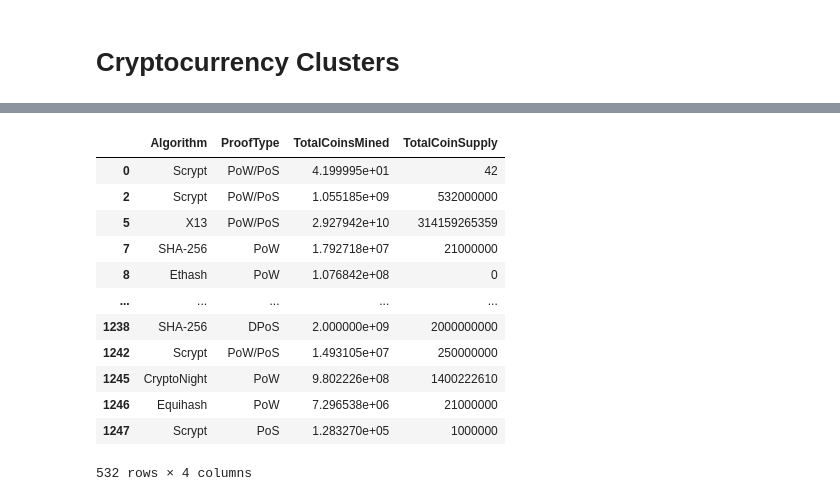
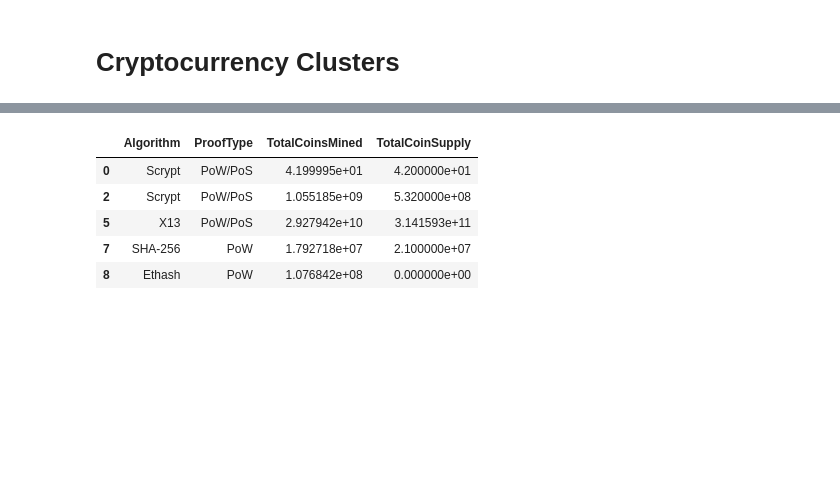
Before and after one commit to rb25s13/comparing-cryptos, a Jupyter notebook: crypto_clusters.ipynb, the cells around one changed output, grey strips where cells are left out. Cells and saved outputs as stored; diff of their text form; code cells hidden in the pictures; blank space fills up the shorter version.

```diff
--- a/crypto_clusters.ipynb
+++ b/crypto_clusters.ipynb
@@ -26,20 +23,14 @@ crypto_df
 # %%
 crypto_clean_df = crypto_df[crypto_df['IsTrading'] == True]
 crypto_clean_df = crypto_clean_df.drop(['IsTrading', 'Unnamed: 0', 'CoinName'], axis=1)
 crypto_clean_df = crypto_clean_df.dropna()
 crypto_clean_df = crypto_clean_df[crypto_clean_df['TotalCoinsMined'] > 0]
-crypto_clean_df
+crypto_clean_df['TotalCoinSupply'] = pd.to_numeric(crypto_clean_df['TotalCoinSupply'])
+crypto_clean_df.head()
 # %% [output]
 |  | Algorithm | ProofType | TotalCoinsMined | TotalCoinSupply |
-| 0 | Scrypt | PoW/PoS | 4.199995e+01 | 42 |
-| 2 | Scrypt | PoW/PoS | 1.055185e+09 | 532000000 |
-| 5 | X13 | PoW/PoS | 2.927942e+10 | 314159265359 |
-| 7 | SHA-256 | PoW | 1.792718e+07 | 21000000 |
-| 8 | Ethash | PoW | 1.076842e+08 | 0 |
-| ... | ... | ... | ... | ... |
-| 1238 | SHA-256 | DPoS | 2.000000e+09 | 2000000000 |
-| 1242 | Scrypt | PoW/PoS | 1.493105e+07 | 250000000 |
-| 1245 | CryptoNight | PoW | 9.802226e+08 | 1400222610 |
-| 1246 | Equihash | PoW | 7.296538e+06 | 21000000 |
-| 1247 | Scrypt | PoS | 1.283270e+05 | 1000000 |
+| 0 | Scrypt | PoW/PoS | 4.199995e+01 | 4.200000e+01 |
+| 2 | Scrypt | PoW/PoS | 1.055185e+09 | 5.320000e+08 |
+| 5 | X13 | PoW/PoS | 2.927942e+10 | 3.141593e+11 |
+| 7 | SHA-256 | PoW | 1.792718e+07 | 2.100000e+07 |
+| 8 | Ethash | PoW | 1.076842e+08 | 0.000000e+00 |
-532 rows × 4 columns
```
Also changed, not shown: parts of 17 cells of this notebook.
